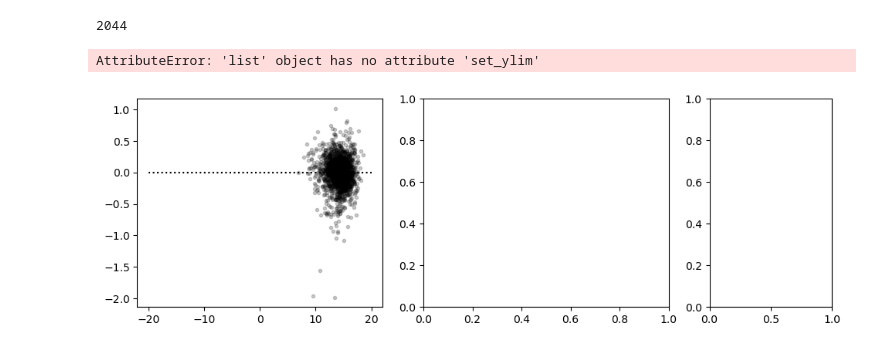
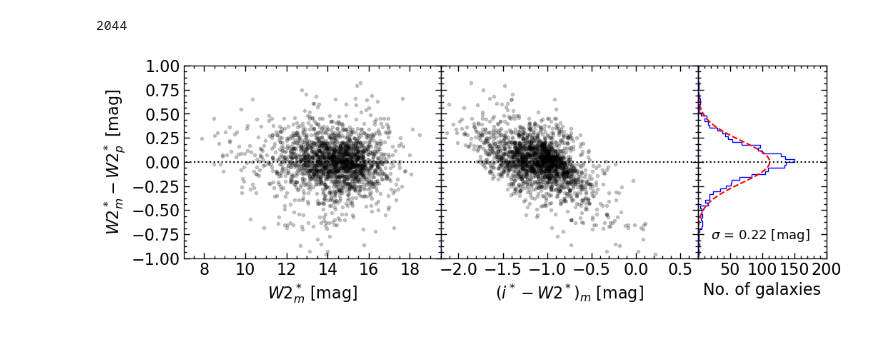
Before and after one commit to ekourkchi/TFcalibrators, a Jupyter notebook: Predictions_assessments.ipynb, the cells around one changed output. Saved outputs shown, nothing was run; the diff lists cells and outputs as text; code cells hidden in the pictures.

```diff
--- a/Predictions_assessments.ipynb
+++ b/Predictions_assessments.ipynb
@@ -78,10 +80,10 @@ def set_axes(ax, xlim=None, ylim=None, fontsize=16, twinx=True, twiny=True, mino
         return x_ax, y_ax
 # %%
 ## The current data available on EDD
-# inFile = 'corrected_mags_linewidth_all.csv'
+inFile = 'corrected_mags_linewidth_all.csv'
 
 ## The older version before extra adjustments
-inFile = 'TF_calibration_parameters_bar.200527'
+# inFile = 'TF_calibration_parameters_bar.200527'
 
 table   = np.genfromtxt(inFile , delimiter='|', filling_values=-99999, names=True, dtype=None, encoding=None)
 
@@ -793,46 +784,45 @@ ax__ = plt.subplot(gs[2])
 
 ax.plot(W2_lst, W2_lst-w2p_lst, '.', color='black', alpha=0.2)
 ax.plot([-20,20],[0,0], 'k:')
-set_axes([ax], [7.,19.5], [-1,1])
+set_axes(ax, [7.,19.5], [-1,1])
 ax.set_xlabel(r'$W2^*_m$'+' [mag]', fontsize=16)
 ax.set_ylabel(r'$W2^*_m-W2^*_p$'+' [mag]', fontsize=16)
 
 ax_.plot(i_w2, W2_lst-w2p_lst, '.', color='black', alpha=0.2)
 ax_.plot([-20,20],[0,0], 'k:')
-set_axes([ax_], [-2.2,0.7], [-1,1])
+set_axes(ax_, [-2.2,0.7], [-1,1])
 ax_.set_xlabel(r'$(i^*-W2^*)_m$'+' [mag]', fontsize=16)
 plt.setp(ax_.get_yticklabels(), visible=False)
 plt.subplots_adjust(hspace=.0, wspace=0)
 
 
 XX = W2_lst-w2p_lst
 XX = XX[np.where(np.abs(XX)<1.)]
 mu = 0 # np.median(XX)
 sigma = np.std(XX)
 #################################################################
 # ax.text(8,-0.75, 'RMS = '+'%.2f'%sigma+' [mag]', fontsize=14, color='k')
 ax__.text(20,-0.8, r'$\sigma$'+' = '+'%.2f'%sigma+' [mag]', fontsize=13, color='k')
 #################################################################
 n, bins, patches = ax__.hist(W2_lst-w2p_lst, bins=100, orientation="horizontal",histtype='step', color='b')
-set_axes([ax__], [0,200], [-1,1])
+set_axes(ax__, [0,200], [-1,1])
 plt.setp(ax__.get_yticklabels(), visible=False)
 ax__.set_xlabel('No. of galaxies', fontsize=16)
 import matplotlib.mlab as mlab
 ax__.plot([0,1000],[0,0], 'k:')
 y = mlab.normpdf(bins, mu, sigma)
 d_bin = bins[1]-bins[0]
 ax__.plot(1.0*(np.sum(n)*d_bin)*y, bins, 'r--')
 
 a=ax__.get_xticks().tolist()
 a[0] = ''
 for i in range(1,len(a)):
     a[i]="%d"%a[i]
 ax__.set_xticklabels(a)
 
 plt.subplots_adjust(hspace=.0, wspace=0)
 # %% [output]
-AttributeError: 'list' object has no attribute 'set_ylim'
-[figure, old version]
+[figure, new version]
 # %%
 W2_lst  = w2_s[indx]
 w2p_lst = w2_ss[indx]
```
Also changed, not shown: parts of 50 cells of this notebook, 1 other file.
